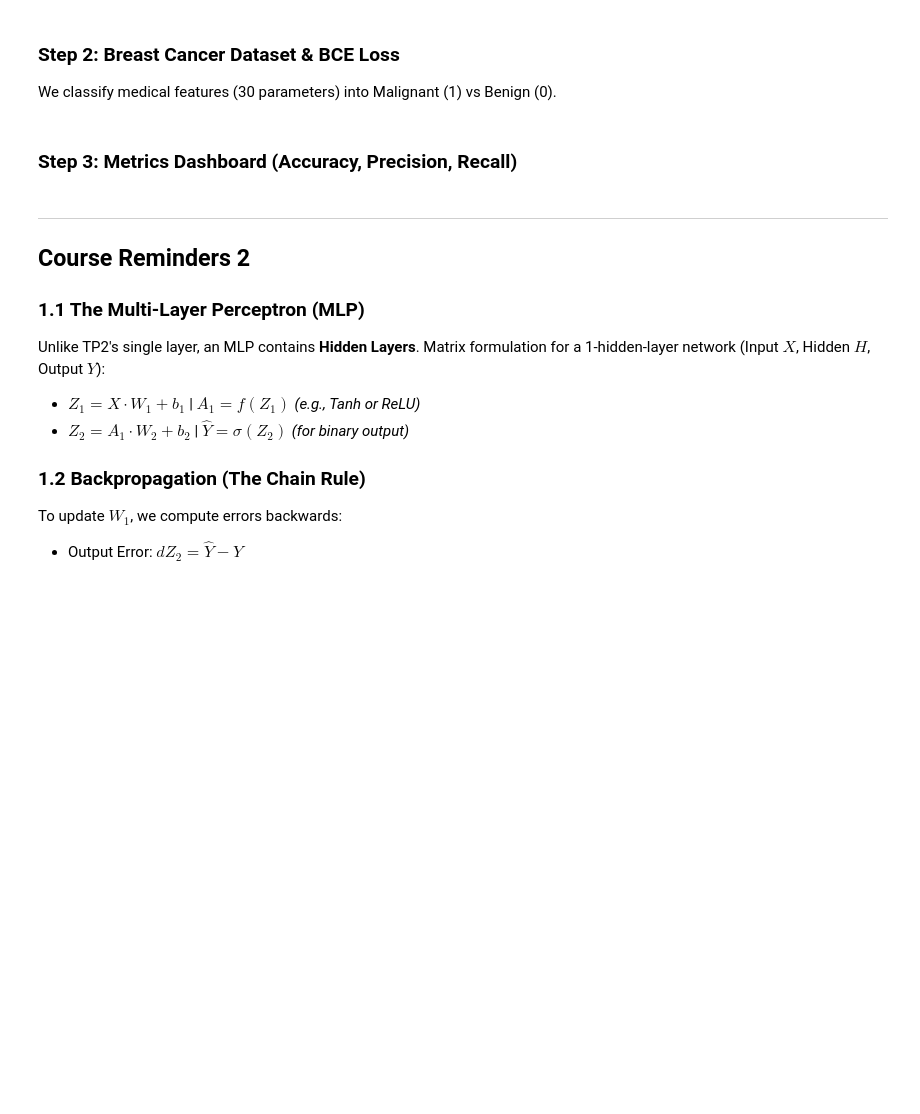
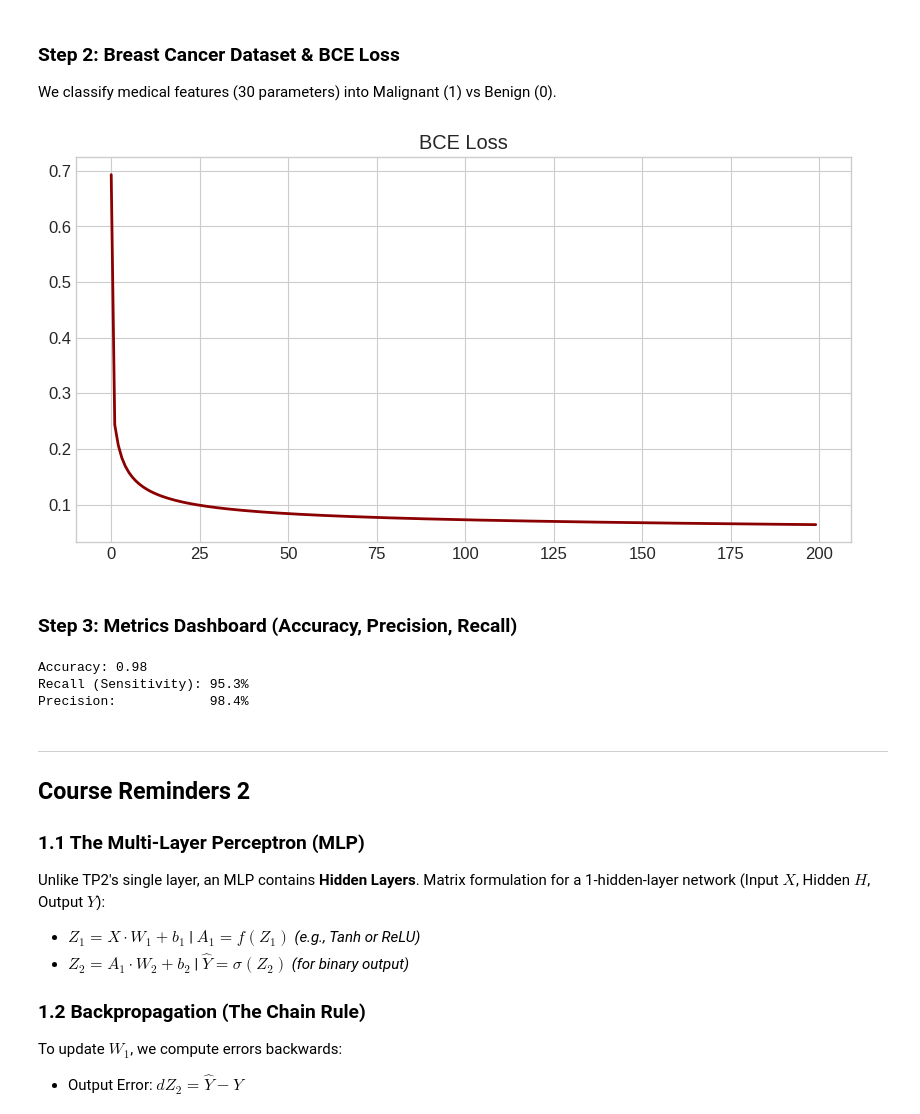
Before and after one commit to kassingit/IA-EMBARQUEE, a Jupyter notebook: Lab2.ipynb, the cells around one changed output. Drawn from its saved outputs; the diff is of its cells as text; code cells hidden in the pictures; blank space fills up the shorter version.

```diff
--- a/Lab2.ipynb
+++ b/Lab2.ipynb
@@ -80,8 +82,9 @@ def sigmoid(z):
     # ── TODO ─────────────────────────────────────────────────────────────────
     # Implement the sigmoid function: 1 / (1 + exp(-z)).
     # Hint: use np.clip(z, -500, 500) to avoid overflow warnings.
-    raise NotImplementedError("TODO: Implement Sigmoid")
+    #raise NotImplementedError("TODO: Implement Sigmoid")
     # ─────────────────────────────────────────────────────────────────────────
+    return 1/(1+np.exp(np.clip(-z, -500, 500)))
 
 def tanh(z):    return np.tanh(z)
 def relu(z):    return np.maximum(0, z)
@@ -101,40 +104,46 @@ def bce_loss(y_true, y_pred, eps=1e-9):
     # ── TODO ─────────────────────────────────────────────────────────────────
     # Implement Binary Cross Entropy using the mathematical formula from Section 1.2.
     # Note: Use np.clip(y_pred, eps, 1-eps) instead of raw y_pred to avoid log(0) errors.
-    raise NotImplementedError("TODO: Implement BCE Loss")
+    #raise NotImplementedError("TODO: Implement BCE Loss")
     # ─────────────────────────────────────────────────────────────────────────
+    y_pred2 = np.clip(y_pred, eps, 1-eps)
+    return -np.mean(y_true * np.log(y_pred2) + (1.0 - y_true) * np.log(1.0 - y_pred2))
 
 class NeuronClassifier:
     def __init__(self, lr=0.1, epochs=300):
         self.lr, self.epochs = lr, epochs
 
     def fit(self, X, y):
         m, n = X.shape
         self.w = np.zeros(n); self.b = 0.0
         self.history = []
         for _ in range(self.epochs):
             # ── TODO ─────────────────────────────────────────────────────────
             # 1. Forward pass (Compute y_hat. Refer to Section 1.1 / 1.2)
-            y_hat = None # <- replace
+            z = (X @ self.w) + self.b
+            y_hat = sigmoid(z) # <- replace
 
             # 2. Append loss to history
             self.history.append(bce_loss(y, y_hat))
 
             # 3. Gradients (Compute dz, dw, db using the formulas from Section 1.2)
-            dz = None # <- replace
-            dw = None # <- replace
-            db = None # <- replace
+            dz = y_hat - y # <- replace
+            dw = (X.T@dz)/m # <- replace
+            db = np.mean(dz)# <- redzplace
+
             # ─────────────────────────────────────────────────────────────────
             # Update (Provided)
             self.w -= self.lr * dw; self.b -= self.lr * db
         return self
 
     def predict_proba(self, X): return sigmoid(X @ self.w + self.b)
     def predict(self, X, threshold=0.5): return (self.predict_proba(X) >= threshold).astype(int)
 
 # Train model
 model_bc = NeuronClassifier(lr=0.5, epochs=200).fit(X_tr_n, y_tr)
 plt.plot(model_bc.history, "darkred", lw=2); plt.title("BCE Loss"); plt.show()
+# %% [output]
+[figure, added]
 # %% [markdown]
 ### Step 3: Metrics Dashboard (Accuracy, Precision, Recall)
 # %%
@@ -144,10 +153,10 @@ y_te_pred = model_bc.predict(X_te_n, threshold=0.5)
 # ── TODO ─────────────────────────────────────────────────────────────────────
 # Compute TP, TN, FP, FN manually using boolean conditions (e.g. np.sum((...)))
 # Refer to the Confusion Matrix table in Section 1.3 to formulate your logic.
-TP = None # <- replace
-TN = None # <- replace
-FP = None # <- replace
-FN = None # <- replace
+TP = np.sum((y_te == 1) & (y_te_pred==1)) # <- replace
+TN = np.sum((y_te == 0) & (y_te_pred==0)) # <- replace
+FP = np.sum((y_te == 0) & (y_te_pred==1)) # <- replace
+FN = np.sum((y_te == 1) & (y_te_pred==0)) # <- replace
 # ─────────────────────────────────────────────────────────────────────────────
 
 rec  = TP / (TP + FN) if (TP+FN)>0 else 0
@@ -157,6 +166,10 @@ acc  = (TP + TN) / len(y_te)
 print(f"Accuracy: {(TP + TN) / len(y_te):.2f}")
 print(f"Recall (Sensitivity): {rec*100:.1f}%")
 print(f"Precision:            {prec*100:.1f}%")
+# %% [output]
+Accuracy: 0.98
+Recall (Sensitivity): 95.3%
+Precision:            98.4%
 # %% [markdown]
 ---
 ## Course Reminders 2
```
Also changed, not shown: parts of 8 cells of this notebook.
